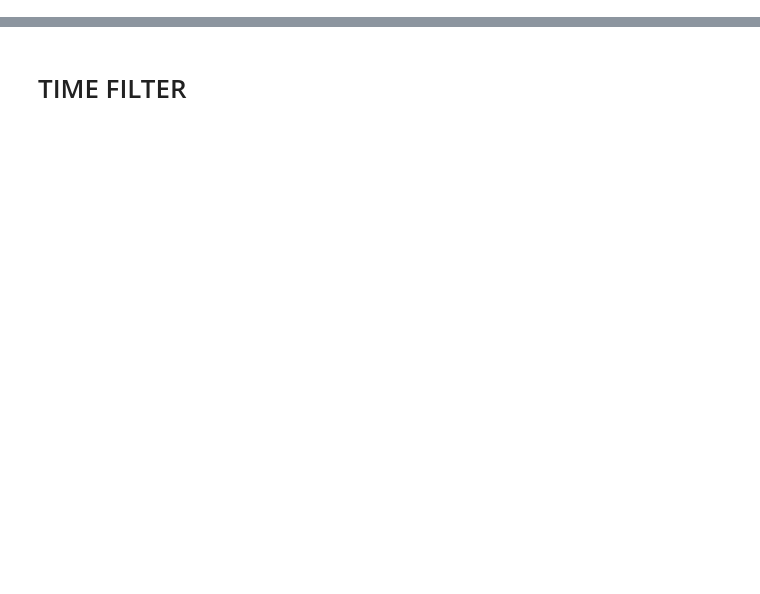
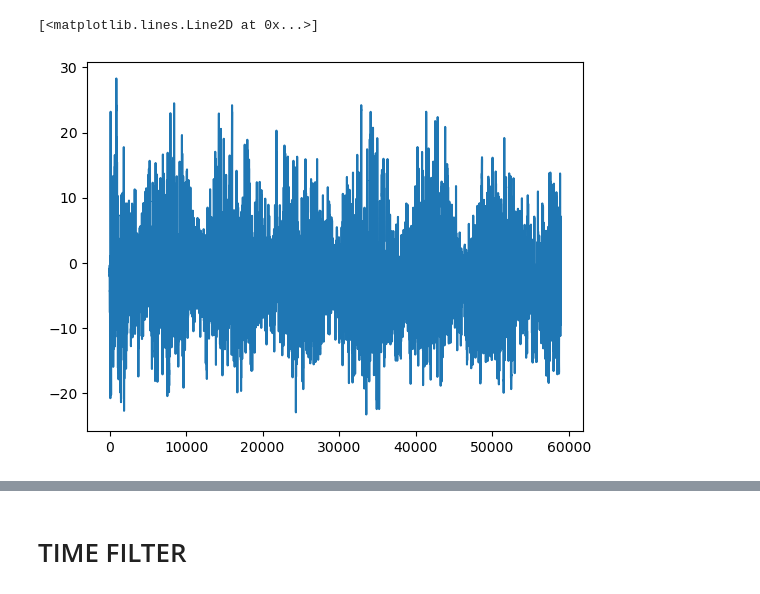
Before and after one commit to shmaronshmevans/nwp_bias, a Jupyter notebook: src/machine_learning/notebooks/visualize_error_metrics.ipynb, the cells around one changed output, grey strips where cells are left out. Cells and saved outputs as stored; diff of their text form; code cells hidden in the pictures; blank space fills up the shorter version.

```diff
--- a/src/machine_learning/notebooks/visualize_error_metrics.ipynb
+++ b/src/machine_learning/notebooks/visualize_error_metrics.ipynb
@@ -6,6 +6,12 @@ import re
 import statistics as st
 from datetime import datetime
 # %%
-df = pd.read_parquet('/home/aevans/nwp_bias/src/machine_learning/data/error_visuals/Coastal/Coastal_tp_error_metrics_master.parquet')
-df
+df = pd.read_parquet(
+    "/home/aevans/nwp_bias/src/machine_learning/data/lstm_eval_csvs/20250425/ACME/04_25_2025_15:31:25_full_ACME.parquet"
+)
+# %%
+plt.plot(df["target_error"])
+# %% [output]
+[<matplotlib.lines.Line2D at 0x...>]
+[figure, added]
 # %%
```
Also changed, not shown: parts of 27 cells of this notebook, 11 other files.
